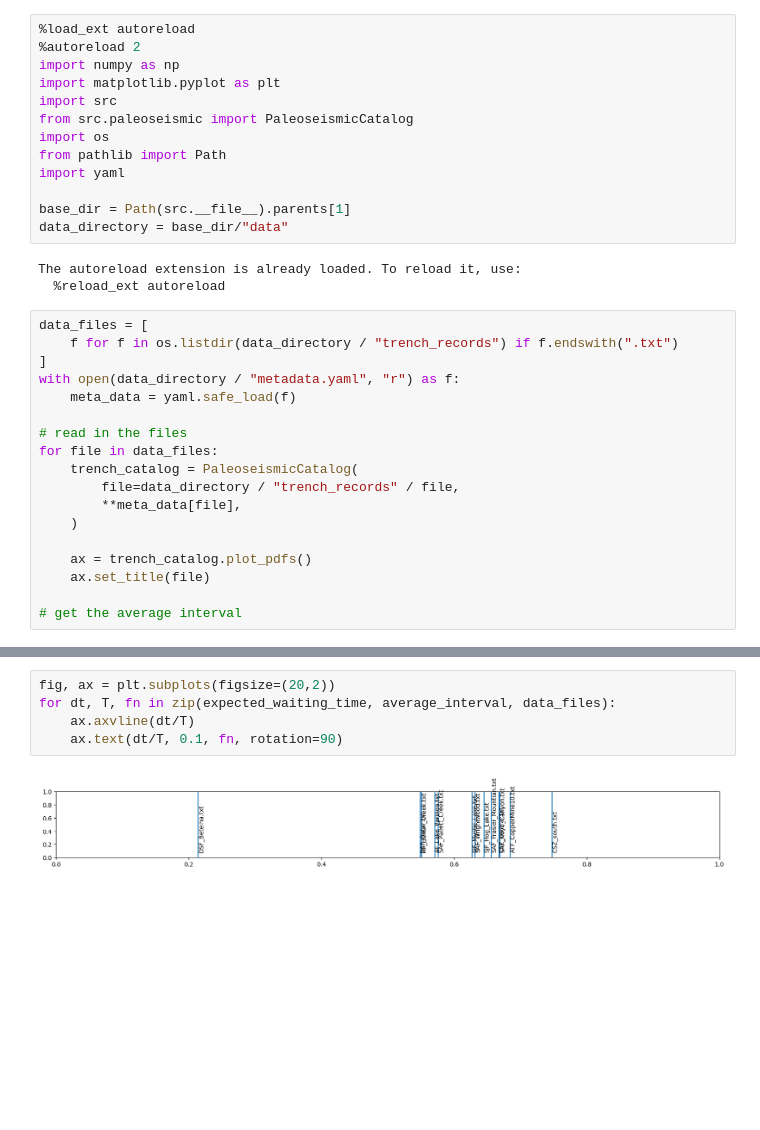
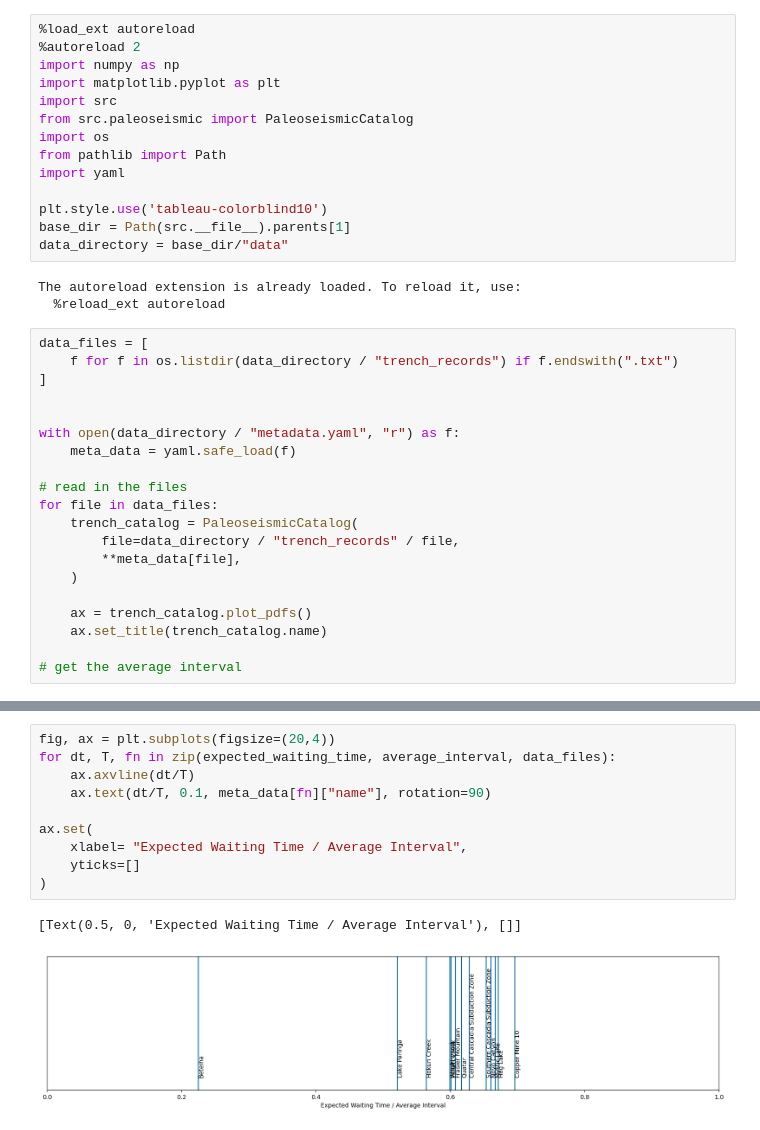
Before and after one commit to keliankaz/waiting_time_paradox, a Jupyter notebook: notebooks/aggregate_analysis.ipynb, the cells around one changed output, grey strips where cells are left out. Cells and saved outputs as stored; diff of their text form; blank space fills up the shorter version.

```diff
--- a/notebooks/aggregate_analysis.ipynb
+++ b/notebooks/aggregate_analysis.ipynb
@@ -9,6 +9,7 @@ import os
 from pathlib import Path
 import yaml
 
+plt.style.use('tableau-colorblind10')
 base_dir = Path(src.__file__).parents[1]
 data_directory = base_dir/"data"
 # %% [output]
@@ -18,6 +19,8 @@ The autoreload extension is already loaded. To reload it, use:
 data_files = [
     f for f in os.listdir(data_directory / "trench_records") if f.endswith(".txt")
 ]
+
+
 with open(data_directory / "metadata.yaml", "r") as f:
     meta_data = yaml.safe_load(f)
 
@@ -29,7 +32,7 @@ for file in data_files:
     )
 
     ax = trench_catalog.plot_pdfs()
-    ax.set_title(file)
+    ax.set_title(trench_catalog.name)
 
 # get the average interval
 # %% [output]
@@ -79,7 +82,13 @@ for file in data_files:
 # %%
-fig, ax = plt.subplots(figsize=(20,2))
+fig, ax = plt.subplots(figsize=(20,4))
 for dt, T, fn in zip(expected_waiting_time, average_interval, data_files):
     ax.axvline(dt/T)
-    ax.text(dt/T, 0.1, fn, rotation=90)
+    ax.text(dt/T, 0.1, meta_data[fn]["name"], rotation=90)
+
+ax.set(
+    xlabel= "Expected Waiting Time / Average Interval",
+    yticks=[]
+)
 # %% [output]
+[Text(0.5, 0, 'Expected Waiting Time / Average Interval'), []]
-[figure, old version]
+[figure, new version]
```
Also changed, not shown: parts of 2 cells of this notebook, 4 other files.
